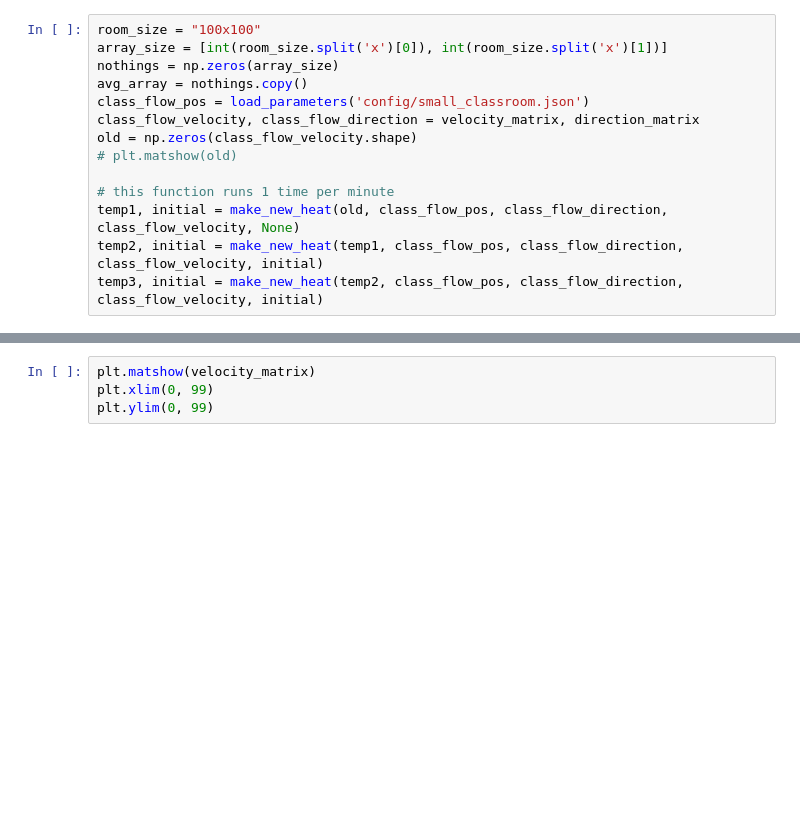
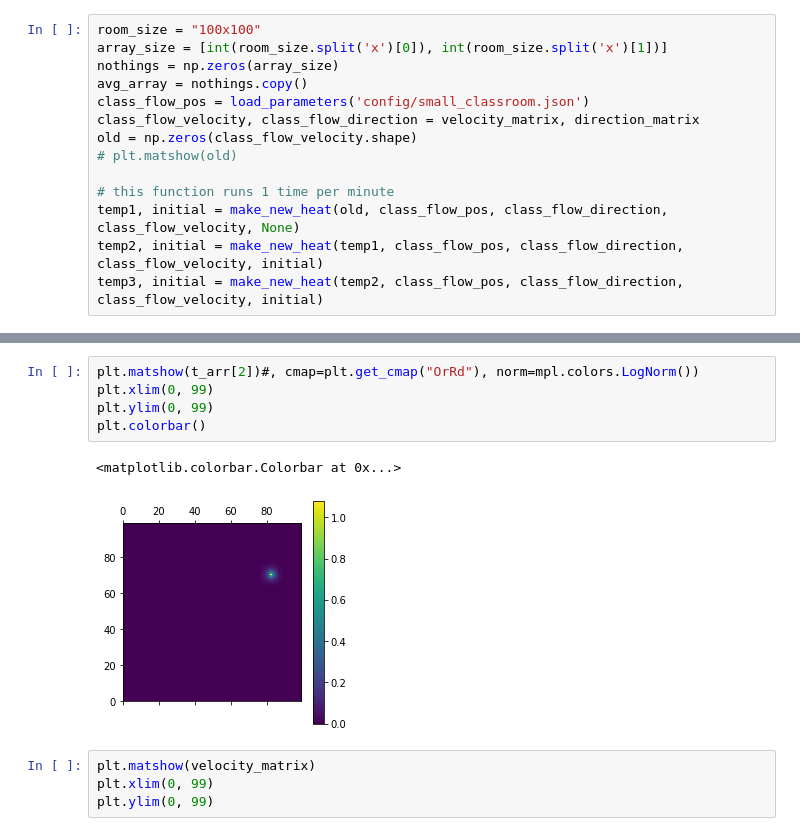
Before and after one commit to covABM/GeoACT_Classroom, a Jupyter notebook: temp_notebook.ipynb, the cells around one changed output, grey strips where cells are left out. Saved outputs shown, nothing was run; the diff lists cells and outputs as text; blank space fills up the shorter version.

```diff
--- a/temp_notebook.ipynb
+++ b/temp_notebook.ipynb
@@ -402,3 +406,11 @@ plt.colorbar()
+# %%
+plt.matshow(t_arr[2])#, cmap=plt.get_cmap("OrRd"), norm=mpl.colors.LogNorm())
+plt.xlim(0, 99)
+plt.ylim(0, 99)
+plt.colorbar()
+# %% [output]
+<matplotlib.colorbar.Colorbar at 0x...>
+[figure, added]
 # %%
 plt.matshow(velocity_matrix)
 plt.xlim(0, 99)
```
Also changed, not shown: parts of 8 cells of this notebook, 1 other file.
